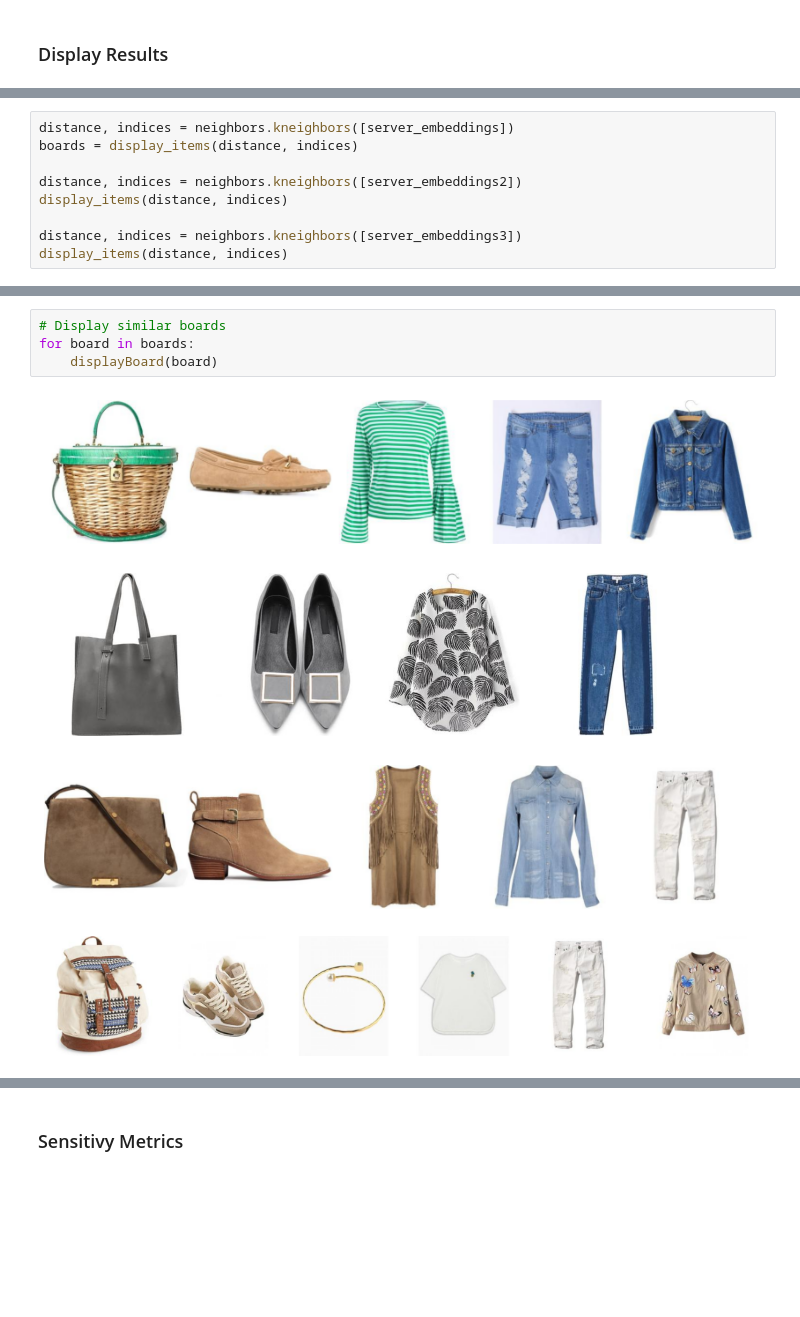
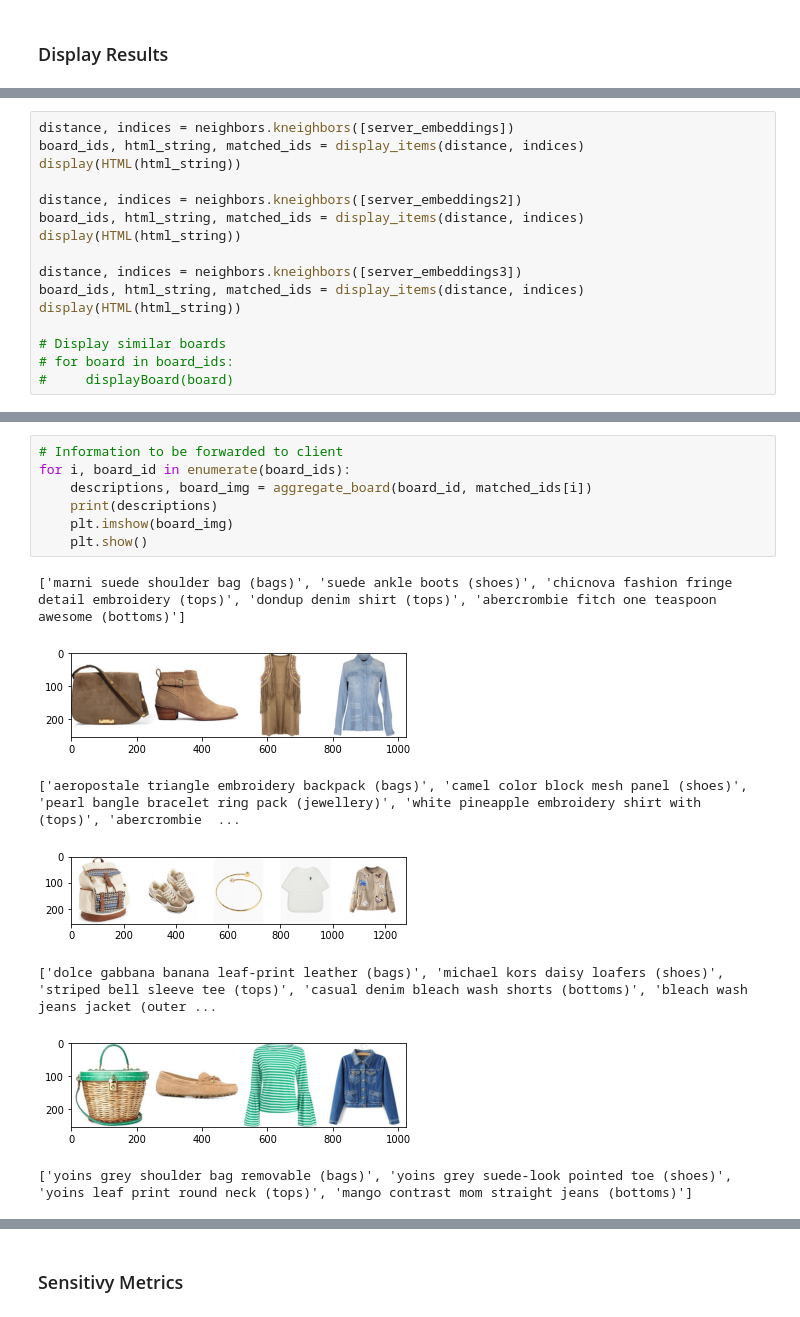
Before and after one commit to josephjkuang/FashionSys, a Jupyter notebook: outfit_generation/server.ipynb, the cells around one changed output, grey strips where cells are left out. Cells and saved outputs as stored; diff of their text form; blank space fills up the shorter version.

Commit message:
Updated server.ipynb to be in format to send correct information to client

```diff
--- a/outfit_generation/server.ipynb
+++ b/outfit_generation/server.ipynb
@@ -168,12 +193,19 @@ def display_items(distance, indices):
 # %%
 distance, indices = neighbors.kneighbors([server_embeddings])
-boards = display_items(distance, indices)
+board_ids, html_string, matched_ids = display_items(distance, indices)
+display(HTML(html_string))
 
 distance, indices = neighbors.kneighbors([server_embeddings2])
-display_items(distance, indices)
+board_ids, html_string, matched_ids = display_items(distance, indices)
+display(HTML(html_string))
 
 distance, indices = neighbors.kneighbors([server_embeddings3])
-display_items(distance, indices)
+board_ids, html_string, matched_ids = display_items(distance, indices)
+display(HTML(html_string))
+
+# Display similar boards
+# for board in board_ids:
+#     displayBoard(board)
 # %% [output]
 [interactive output not drawn]
 [interactive output not drawn]
@@ -182,9 +213,15 @@ display_items(distance, indices)
-# %%
-# Display similar boards
-for board in boards:
-    displayBoard(board)
-# %% [output]
-[figure, removed]
-[figure, removed]
-[figure, removed]
-[figure, removed]
+# %%
+# Information to be forwarded to client
+for i, board_id in enumerate(board_ids):
+    descriptions, board_img = aggregate_board(board_id, matched_ids[i])
+    print(descriptions)
+    plt.imshow(board_img)
+    plt.show()
+# %% [output]
+['marni suede shoulder bag (bags)', 'suede ankle boots (shoes)', 'chicnova fashion fringe detail embroidery (tops)', 'dondup denim shirt (tops)', 'abercrombie fitch one teaspoon awesome (bottoms)']
+[figure, added]
+['aeropostale triangle embroidery backpack (bags)', 'camel color block mesh panel (shoes)', 'pearl bangle bracelet ring pack (jewellery)', 'white pineapple embroidery shirt with (tops)', 'abercrombie  ...
+[figure, added]
+['dolce gabbana banana leaf-print leather (bags)', 'michael kors daisy loafers (shoes)', 'striped bell sleeve tee (tops)', 'casual denim bleach wash shorts (bottoms)', 'bleach wash jeans jacket (outer ...
+[figure, added]
+['yoins grey shoulder bag removable (bags)', 'yoins grey suede-look pointed toe (shoes)', 'yoins leaf print round neck (tops)', 'mango contrast mom straight jeans (bottoms)']
```
Also changed, not shown: parts of 5 cells of this notebook, 1 other file.
